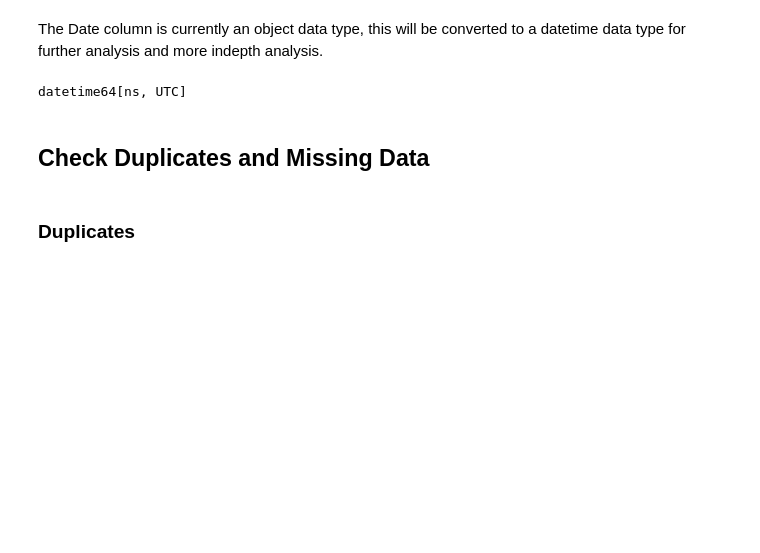
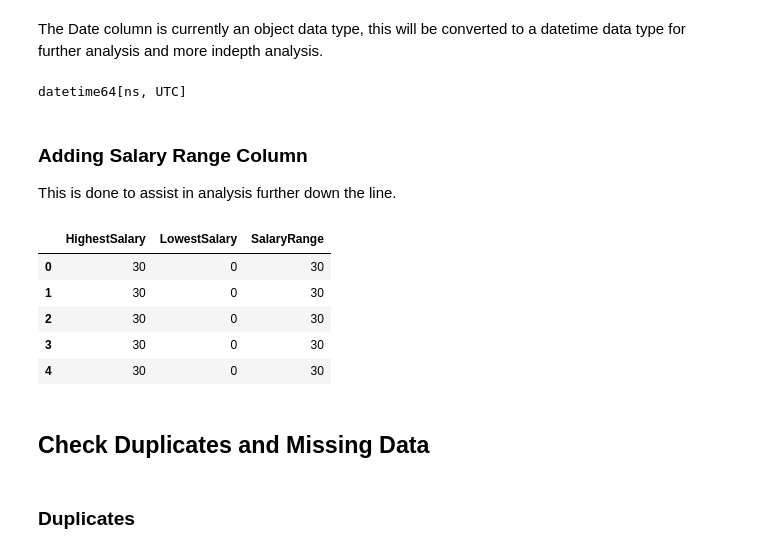
Before and after one commit to jrutho/BigDataAnalytics-Assignment1, a Jupyter notebook: Question1.ipynb, the cells around one changed output. Cells and saved outputs as stored; diff of their text form; code cells hidden in the pictures; blank space fills up the shorter version.

```diff
--- a/Question1.ipynb
+++ b/Question1.ipynb
@@ -144,6 +144,19 @@ df['Date'] = pd.to_datetime(df['Date'])
 df['Date'].dtype
 # %% [output]
 datetime64[ns, UTC]
+# %% [markdown]
+### Adding Salary Range Column
+This is done to assist in analysis further down the line.
+# %%
+df['SalaryRange'] = df['HighestSalary'] - df['LowestSalary']
+df[['HighestSalary', 'LowestSalary', 'SalaryRange']].head()
+# %% [output]
+|  | HighestSalary | LowestSalary | SalaryRange |
+| 0 | 30 | 0 | 30 |
+| 1 | 30 | 0 | 30 |
+| 2 | 30 | 0 | 30 |
+| 3 | 30 | 0 | 30 |
+| 4 | 30 | 0 | 30 |
 # %% [markdown]
 ## Check Duplicates and Missing Data
 # %% [markdown]
```
Also changed, not shown: parts of 7 cells of this notebook, 1 other file.
